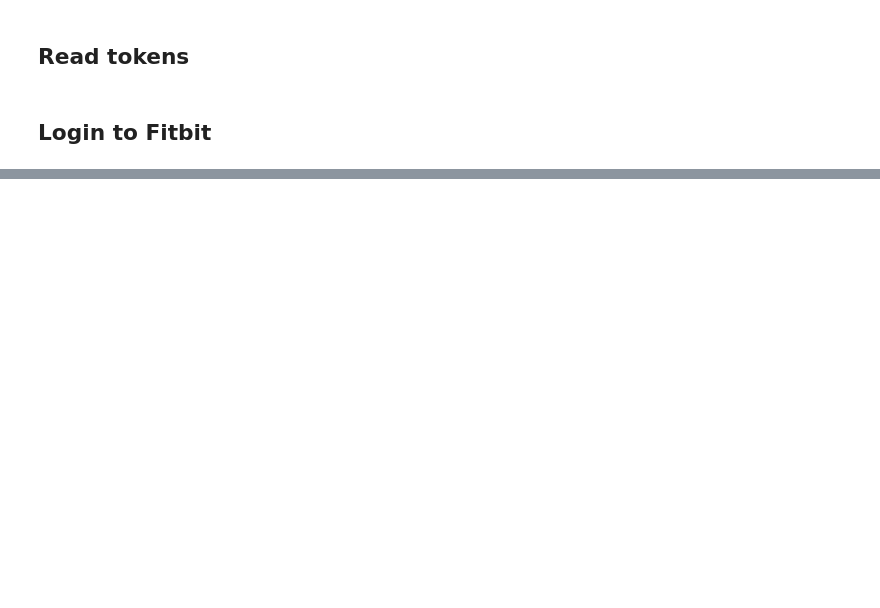
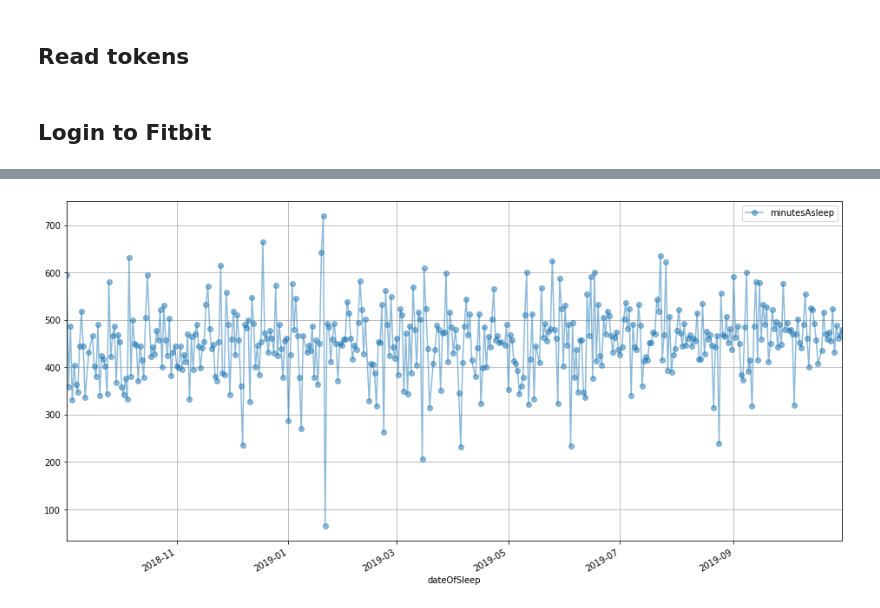
Before and after one commit to hnagib/Fitbit-Analytics, a Jupyter notebook: notebooks/hn-query-sleep-data.ipynb, the cells around one changed output, grey strips where cells are left out. Cells and saved outputs as stored; diff of their text form; code cells hidden in the pictures; blank space fills up the shorter version.

```diff
--- a/notebooks/hn-query-sleep-data.ipynb
+++ b/notebooks/hn-query-sleep-data.ipynb
@@ -71,0 +81,7 @@ plotutils.sleep_summary_plot(sleep)
+# %%
+# Split up date range into smaller chunks
+dates = pd.date_range('2018-09-01','2019-10-30')
+date_splits = np.array_split(dates, np.ceil(len(dates)/100))
+date_splits_endpoints = [(date_split[0], date_split[-1]) for date_split in date_splits]
+
+date_splits_endpoints
@@ -71,0 +99,9 @@ plotutils.sleep_summary_plot(sleep)
+# %%
+# Pull sleep data for each split
+sleep = []
+for endpoint in date_splits_endpoints:
+    sleep += auth_client.time_series(
+        resource='sleep',
+        base_date=endpoint[0],
+        end_date=endpoint[-1]
+    )['sleep']
@@ -71,0 +180,22 @@ plotutils.sleep_summary_plot(sleep)
+# %%
+# Parse sleep data range API output
+items = ['timeInBed', 'minutesAsleep', 'dateOfSleep']
+sleep_data = [{item:s[item] for item in items} for s in sleep]
+# %%
+# Create dataframe
+df = pd.DataFrame(sleep_data)
+df['dateOfSleep'] = pd.to_datetime(df['dateOfSleep'])
+# %%
+df_plot = df.groupby(pd.Grouper(key='dateOfSleep', freq='d')).sum().query('minutesAsleep > 0')
+
+df_plot['minutesAsleep'].plot(
+    figsize=(16,8),
+    grid=True,
+    style='o-',
+    alpha=0.5
+);
+
+plt.hlines(450, 0, df_plot.shape[0])
+plt.legend();
+# %% [output]
+[figure, added]
```
Also changed, not shown: parts of 8 cells of this notebook.
